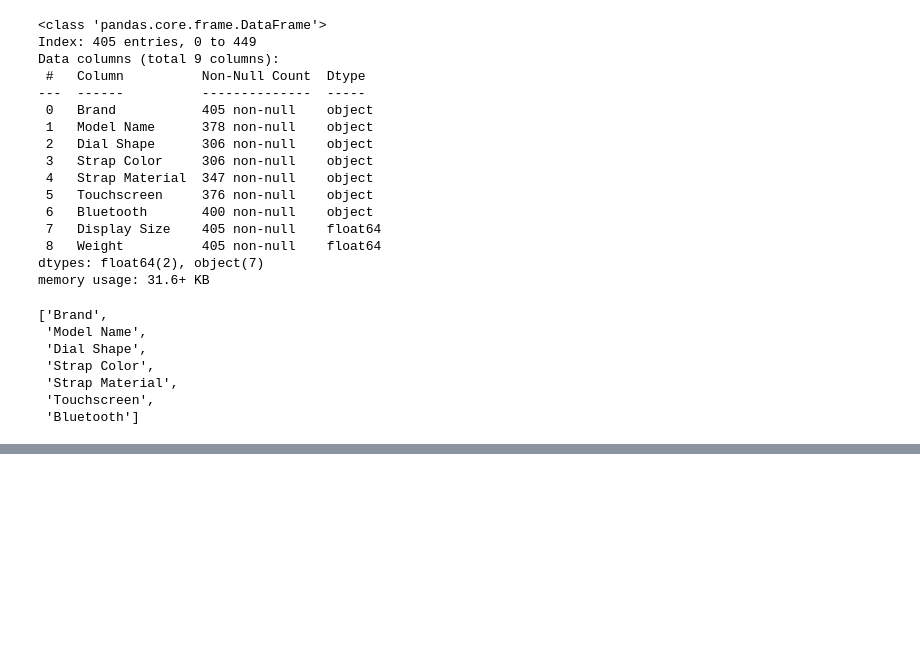
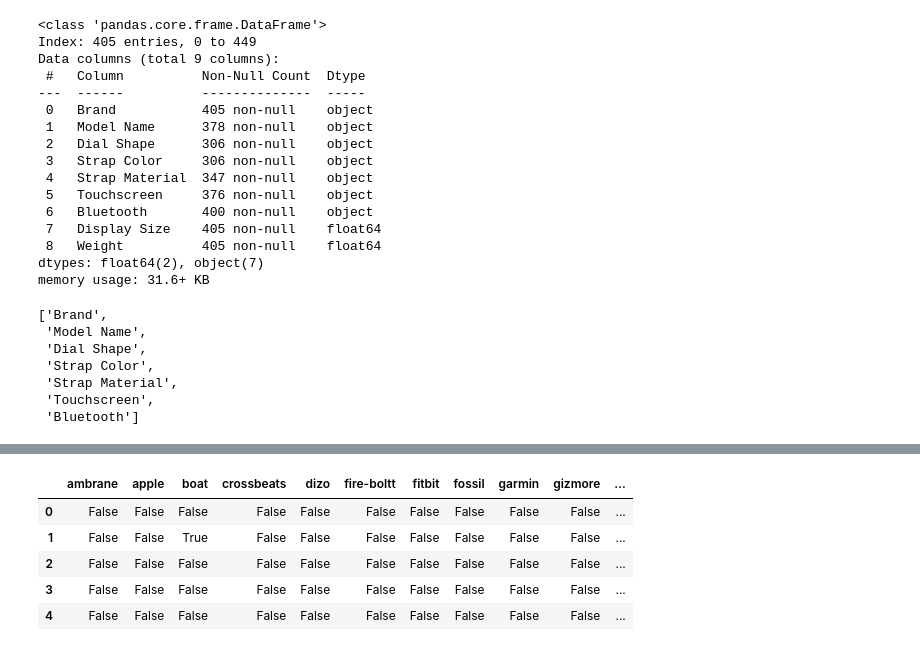
Before and after one commit to Git-of-Abdullah/smartwatch, a Jupyter notebook: Data_cleaning.ipynb, the cells around one changed output, grey strips where cells are left out. Saved outputs shown, nothing was run; the diff lists cells and outputs as text; code cells hidden in the pictures; blank space fills up the shorter version.

```diff
--- a/Data_cleaning.ipynb
+++ b/Data_cleaning.ipynb
@@ -1057,0 +1066,3 @@ scaled_df.to_csv('./data/scaled.csv', index=False)
+# %%
+df_cleaned = scaled_df
+df_cleaned.head()
@@ -1057,0 +1088,4 @@ scaled_df.to_csv('./data/scaled.csv', index=False)
+# %%
+df_cleaned["Discount Price"].fillna(df_cleaned["Discount Price"].mean(), inplace=True)
+
+df_cleaned["Discount Price"].isnull().sum()
@@ -1057,0 +1179,11 @@ scaled_df.to_csv('./data/scaled.csv', index=False)
+# %%
+brand_df = pd.get_dummies(df_cleaned["Brand"], drop_first=True)
+
+brand_df.head()
+# %% [output]
+|  | ambrane | apple | boat | crossbeats | dizo | fire-boltt | fitbit | fossil | garmin | gizmore | ... |
+| 0 | False | False | False | False | False | False | False | False | False | False | ... |
+| 1 | False | False | True | False | False | False | False | False | False | False | ... |
+| 2 | False | False | False | False | False | False | False | False | False | False | ... |
+| 3 | False | False | False | False | False | False | False | False | False | False | ... |
+| 4 | False | False | False | False | False | False | False | False | False | False | ... |
```
Also changed, not shown: parts of 28 cells of this notebook, 2 other files.
